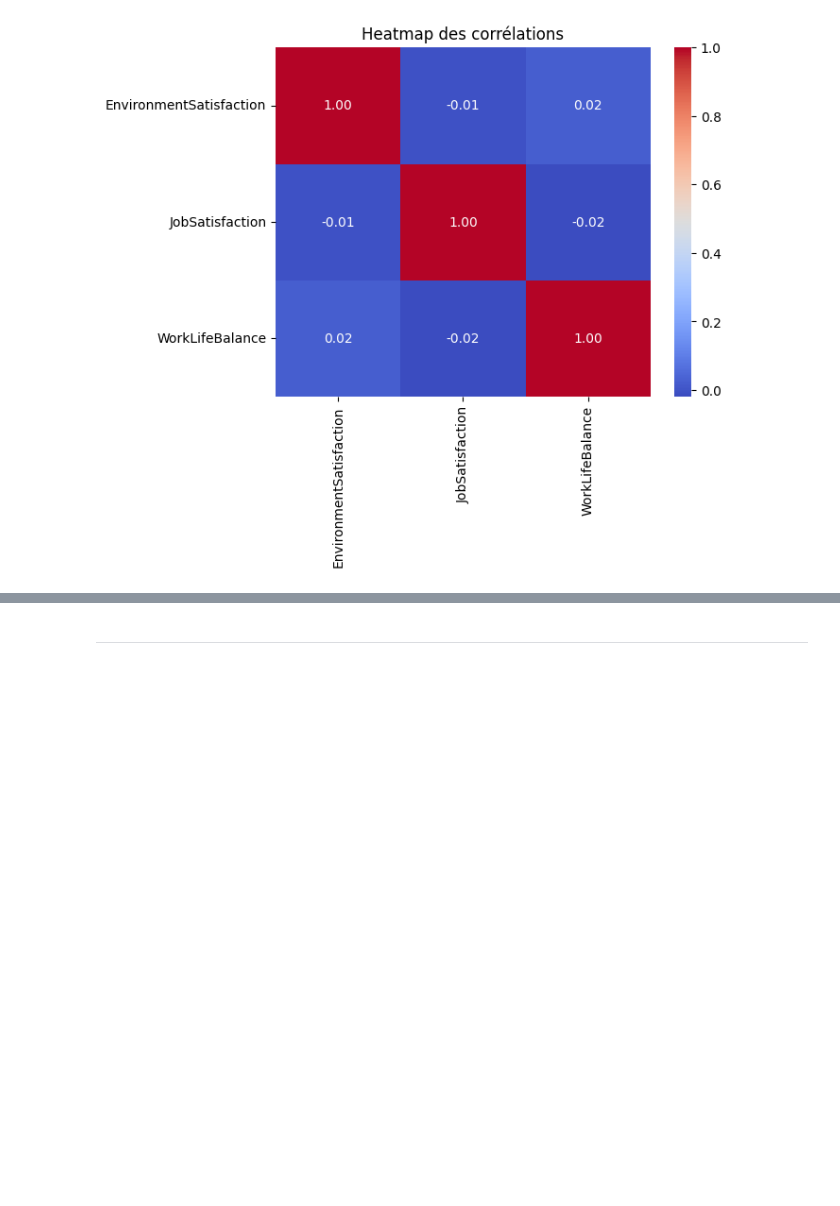
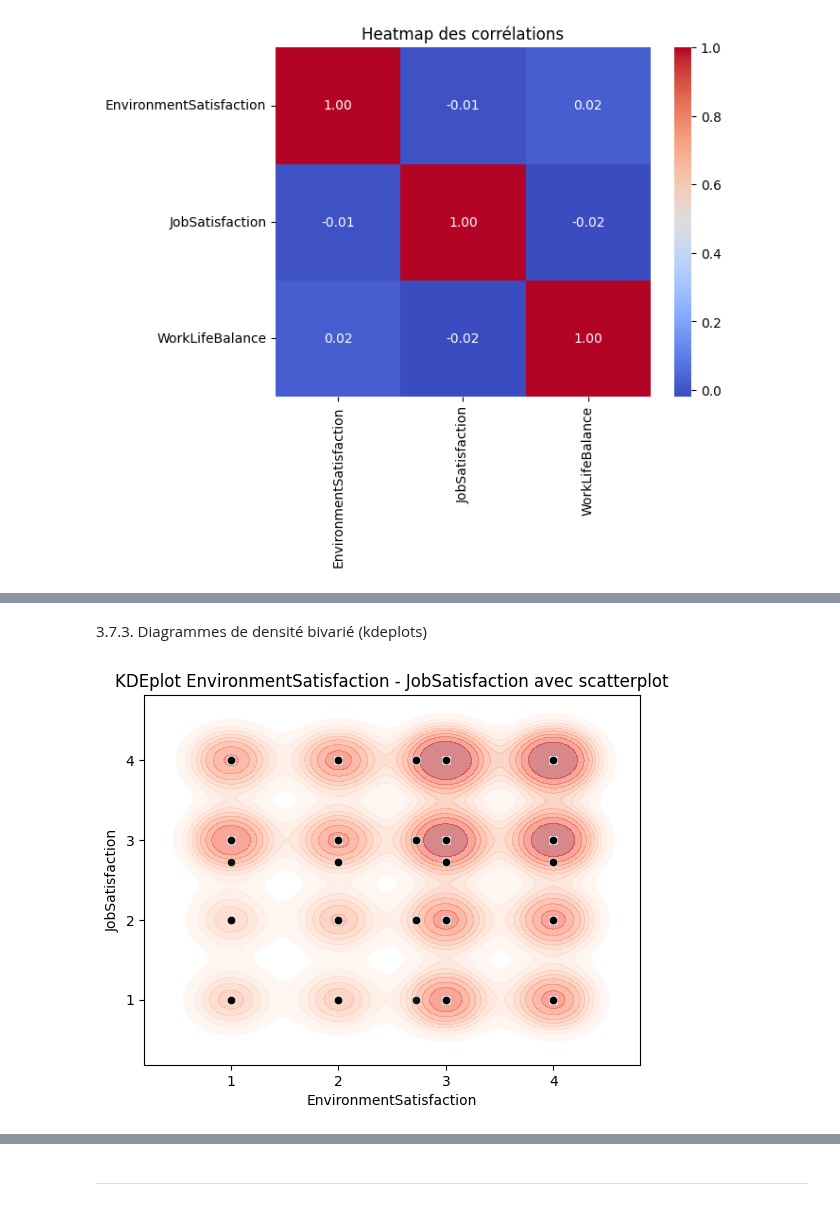
Before and after one commit to warren-gaure/projet-ia, a Jupyter notebook: notebooks/eda.ipynb, the cells around one changed output, grey strips where cells are left out. Saved outputs shown, nothing was run; the diff lists cells and outputs as text; code cells hidden in the pictures; blank space fills up the shorter version.

```diff
--- a/notebooks/testing.ipynb
+++ b/notebooks/eda.ipynb
@@ -248,0 +297,13 @@ plt.show()
+# %% [markdown]
+3.7.3. Diagrammes de densité bivarié (kdeplots)
+# %%
+# Kdeplot EnvironmentSatisfaction - JobSatisfaction
+sns.kdeplot(x=employees_survey['EnvironmentSatisfaction'], y=employees_survey['JobSatisfaction'], fill=True, cmap="Reds", alpha=0.5)
+
+# Superposition avec un scatterplot pour plus de clarté
+sns.scatterplot(x=employees_survey['EnvironmentSatisfaction'], y=employees_survey['JobSatisfaction'], color="black", alpha=0.7)
+
+plt.title("KDEplot EnvironmentSatisfaction - JobSatisfaction avec scatterplot")
+plt.show()
+# %% [output]
+[figure, added]
```
Also changed, not shown: parts of 33 cells of this notebook.
